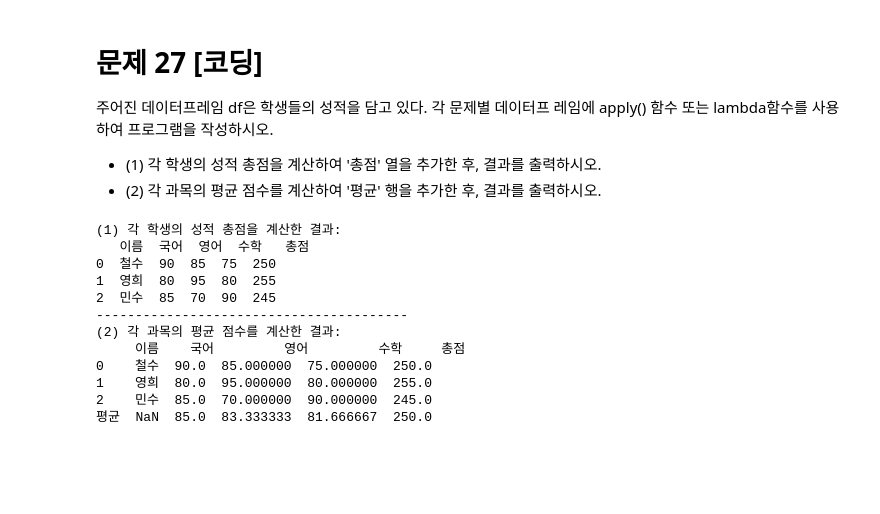
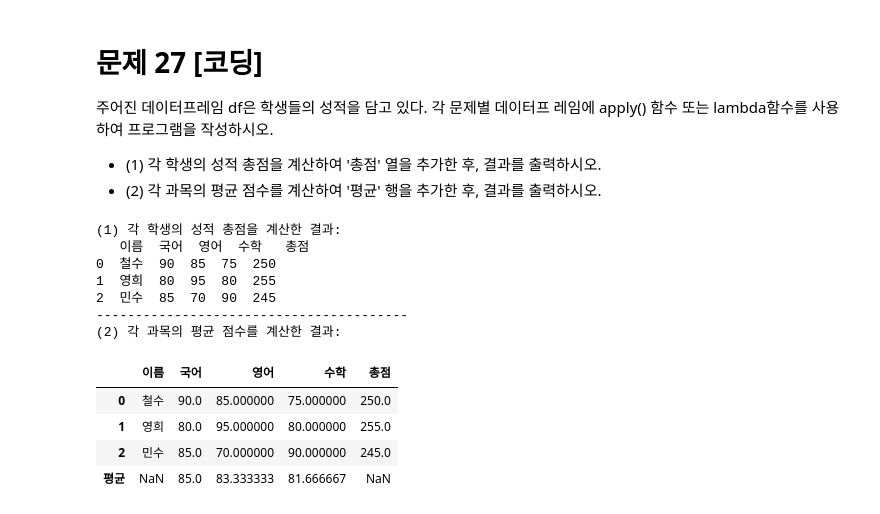
Before and after one commit to zzanggyu/python_basic1, a Jupyter notebook: ch08_update_class (1).ipynb, the cells around one changed output. Cells and saved outputs as stored; diff of their text form; code cells hidden in the pictures; blank space fills up the shorter version.

```diff
--- a/ch08_update_class (1).ipynb
+++ b/ch08_update_class (1).ipynb
@@ -1646,36 +1664,37 @@ Z  3  6  9  12  15
 # %%
 import pandas as pd
 
 # 주어진 데이터프레임 생성
 data = {'이름': ['철수', '영희', '민수'],
         '국어': [90, 80, 85],
         '영어': [85, 95, 70],
         '수학': [75, 80, 90]}
 
 df = pd.DataFrame(data)
 
 # (1) 각 학생의 성적 총점을 계산하여 '총점' 열을 추가
-df['총점'] = df[['국어', '영어', '수학']].sum(axis=1)
+df['총점'] = df[['국어', '영어', '수학']].apply(sum,axis=1)
+# df['총점'] = df[['국어', '영어', '수학']].apply(lambda s:s.sum(),axis=1)
 
 print("(1) 각 학생의 성적 총점을 계산한 결과:")
 print(df)
 print("----------------------------------------")
 
 # (2) 각 과목의 평균 점수를 계산하여 '평균' 행을 추가
-df.loc['평균'] = df.drop('이름', axis=1).mean()
-
+#df.loc['평균'] = df.drop('이름', axis=1).mean()
+df.loc['평균'] = df[['국어', '영어', '수학']].apply(lambda x:x.mean()) #axis='index'
 print("(2) 각 과목의 평균 점수를 계산한 결과:")
-print(df)
+df
 # %% [output]
 (1) 각 학생의 성적 총점을 계산한 결과:
    이름  국어  영어  수학   총점
 0  철수  90  85  75  250
 1  영희  80  95  80  255
 2  민수  85  70  90  245
 ----------------------------------------
 (2) 각 과목의 평균 점수를 계산한 결과:
-     이름    국어         영어         수학     총점
-0    철수  90.0  85.000000  75.000000  250.0
-1    영희  80.0  95.000000  80.000000  255.0
-2    민수  85.0  70.000000  90.000000  245.0
-평균  NaN  85.0  83.333333  81.666667  250.0
+|  | 이름 | 국어 | 영어 | 수학 | 총점 |
+| 0 | 철수 | 90.0 | 85.000000 | 75.000000 | 250.0 |
+| 1 | 영희 | 80.0 | 95.000000 | 80.000000 | 255.0 |
+| 2 | 민수 | 85.0 | 70.000000 | 90.000000 | 245.0 |
+| 평균 | NaN | 85.0 | 83.333333 | 81.666667 | NaN |
```
Also changed, not shown: parts of 14 cells of this notebook.
